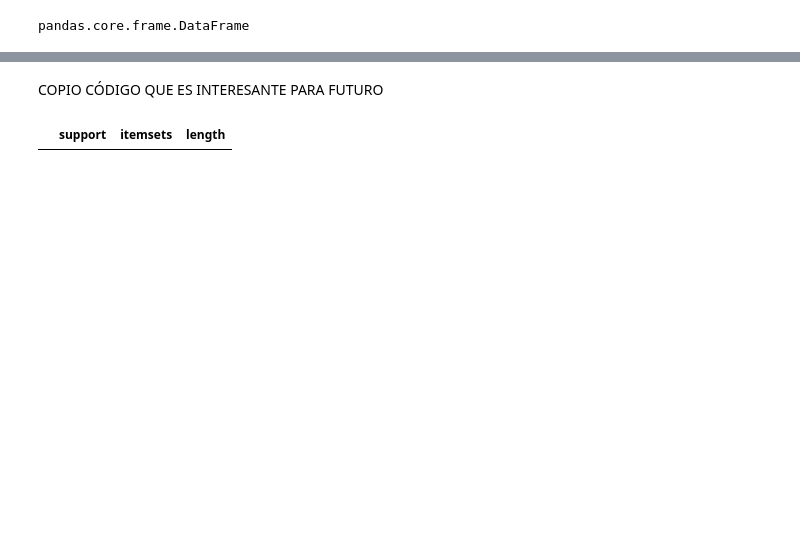
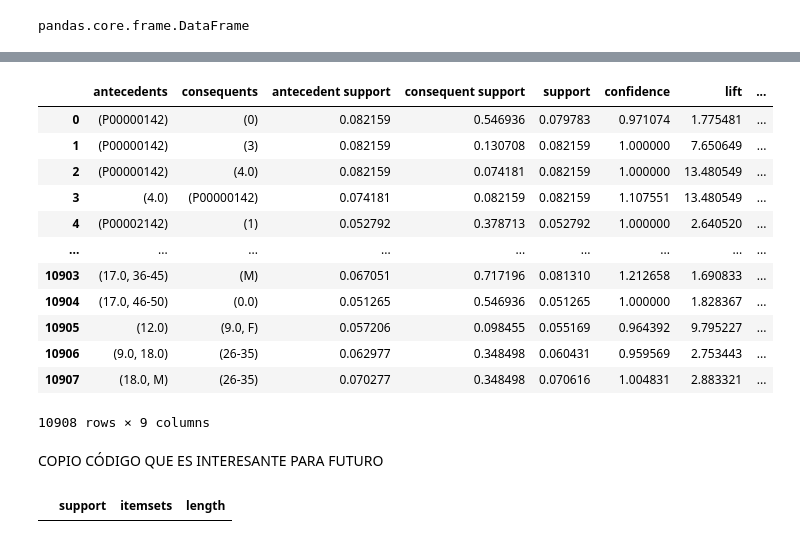
Before and after one commit to patriciamediavilla/L2, a Jupyter notebook: L2P1.ipynb, the cells around one changed output, grey strips where cells are left out. Cells and saved outputs as stored; diff of their text form; code cells hidden in the pictures; blank space fills up the shorter version.

```diff
--- a/L2P1.ipynb
+++ b/L2P1.ipynb
@@ -339,3 +379,21 @@ frequent_itemsets3
+# %%
+#vemos reglas de alta confianza
+rulesaltaconfianza = association_rules(frequent_itemsets, metric='confidence', min_threshold=0.95)
+rulesaltaconfianza
+# %% [output]
+|  | antecedents | consequents | antecedent support | consequent support | support | confidence | lift | ... |
+| 0 | (P00000142) | (0) | 0.082159 | 0.546936 | 0.079783 | 0.971074 | 1.775481 | ... |
+| 1 | (P00000142) | (3) | 0.082159 | 0.130708 | 0.082159 | 1.000000 | 7.650649 | ... |
+| 2 | (P00000142) | (4.0) | 0.082159 | 0.074181 | 0.082159 | 1.000000 | 13.480549 | ... |
+| 3 | (4.0) | (P00000142) | 0.074181 | 0.082159 | 0.082159 | 1.107551 | 13.480549 | ... |
+| 4 | (P00002142) | (1) | 0.052792 | 0.378713 | 0.052792 | 1.000000 | 2.640520 | ... |
+| ... | ... | ... | ... | ... | ... | ... | ... | ... |
+| 10903 | (17.0, 36-45) | (M) | 0.067051 | 0.717196 | 0.081310 | 1.212658 | 1.690833 | ... |
+| 10904 | (17.0, 46-50) | (0.0) | 0.051265 | 0.546936 | 0.051265 | 1.000000 | 1.828367 | ... |
+| 10905 | (12.0) | (9.0, F) | 0.057206 | 0.098455 | 0.055169 | 0.964392 | 9.795227 | ... |
+| 10906 | (9.0, 18.0) | (26-35) | 0.062977 | 0.348498 | 0.060431 | 0.959569 | 2.753443 | ... |
+| 10907 | (18.0, M) | (26-35) | 0.070277 | 0.348498 | 0.070616 | 1.004831 | 2.883321 | ... |
+10908 rows × 9 columns
 # %% [markdown]
 COPIO CÓDIGO QUE ES INTERESANTE PARA FUTURO
 # %%
```
Also changed, not shown: parts of 14 cells of this notebook.
